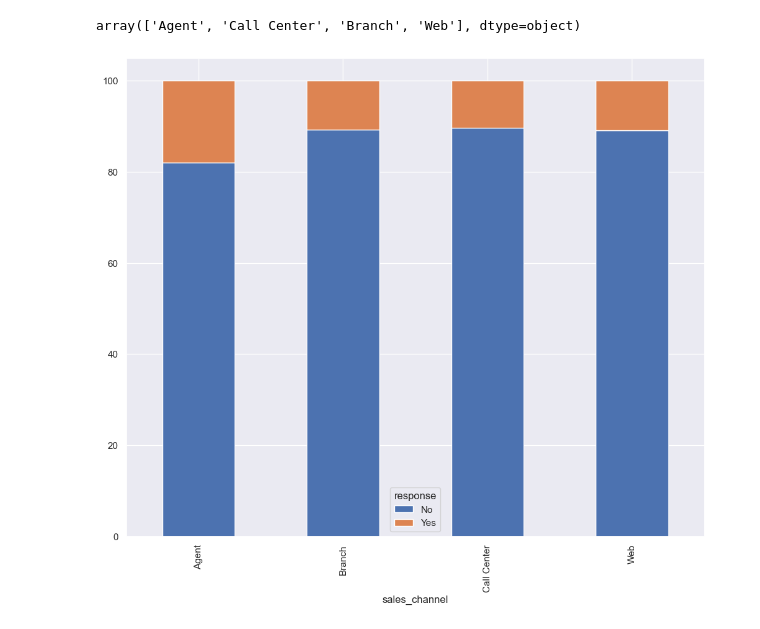
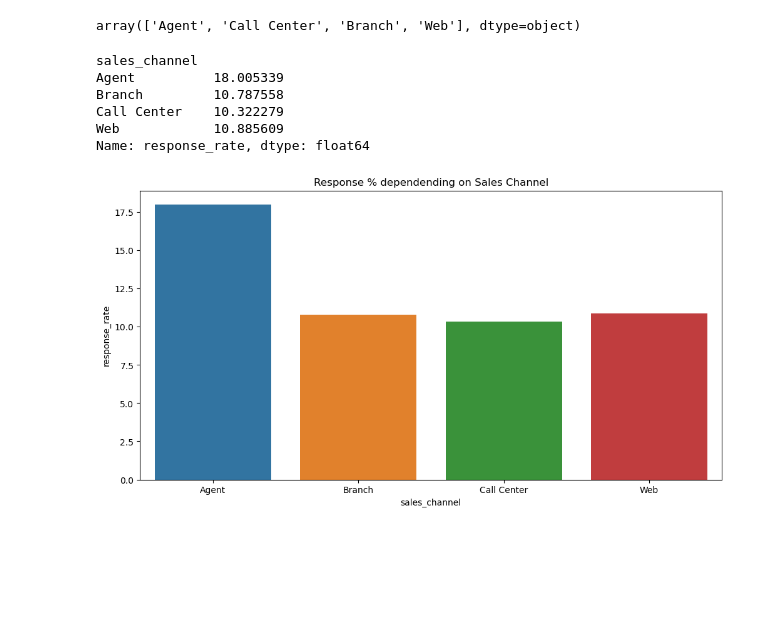
Before and after one commit to xiaos799/lab-customer-analysis-round-3, a Jupyter notebook: Customer Analysis Round 3_Xiao.ipynb, the cells around one changed output. Saved outputs shown, nothing was run; the diff lists cells and outputs as text; code cells hidden in the pictures; blank space fills up the shorter version.

```diff
--- a/Customer Analysis Round 3_Xiao.ipynb
+++ b/Customer Analysis Round 3_Xiao.ipynb
@@ -101,11 +101,24 @@ plt.show()
 df.sales_channel.unique()
 # %% [output]
 array(['Agent', 'Call Center', 'Branch', 'Web'], dtype=object)
-# %%
-response_rates = df.groupby('sales_channel')['response'].value_counts(normalize=True).unstack()* 100
-response_rates.plot(kind='bar', stacked=True, figsize=(12, 10))
-plt.show()
-# %% [output]
-[figure, removed]
+# %%
+df_group = df.groupby('sales_channel')['response'].value_counts(normalize = True).unstack()
+df_group['response_rate']= df_group['Yes']*100
+display(df_group.response_rate)
+# %% [output]
+sales_channel
+Agent          18.005339
+Branch         10.787558
+Call Center    10.322279
+Web            10.885609
+Name: response_rate, dtype: float64
+# %%
+df_group.reset_index(inplace = True) #otherwise the sales_channel would count as Row 0
+# %%
+plt.figure(figsize = (12,6))
+sns.barplot(x = 'sales_channel', y = 'response_rate', data = df_group).set_title('Response % dependending on Sales Channel')
+plt.show()
+# %% [output]
+[figure, added]
 # %%
 #Show a plot of the response rate by the total claim amount
```
Also changed, not shown: parts of 9 cells of this notebook, 2 other files.
